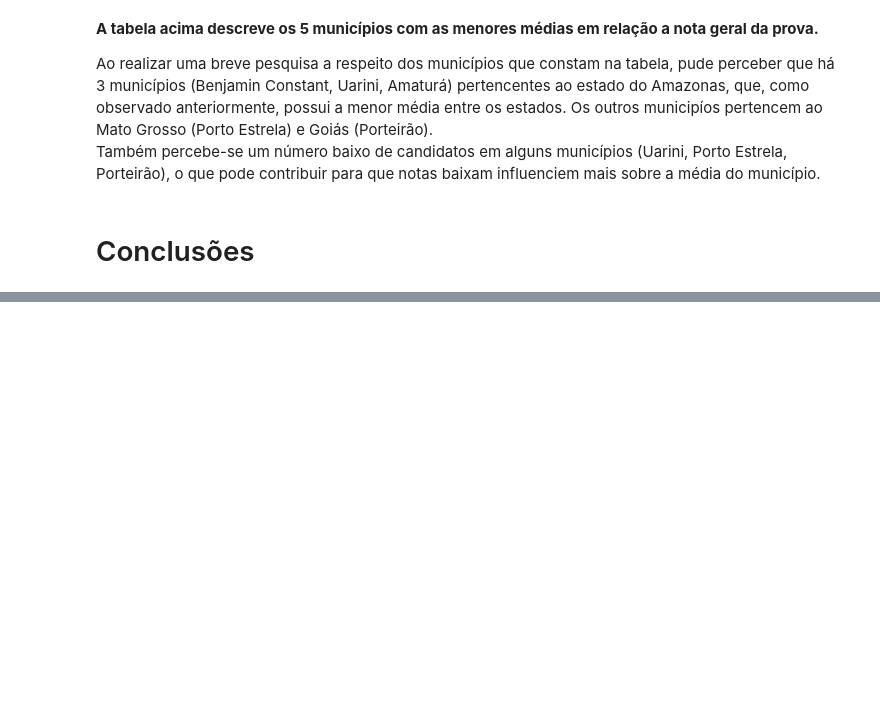
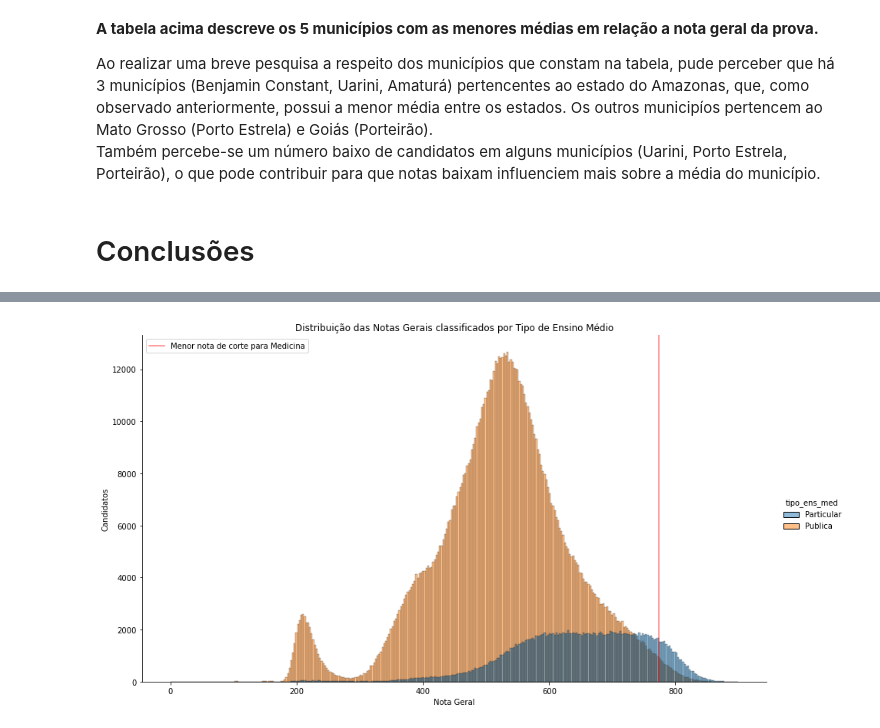
Before and after one commit to RenanGroot/Analise-Exploratoria-ENEM2019, a Jupyter notebook: Análise Exploratória - ENEM 2019.ipynb, the cells around one changed output, grey strips where cells are left out. Drawn from its saved outputs; the diff is of its cells as text; code cells hidden in the pictures; blank space fills up the shorter version.

```diff
--- a/Análise Exploratória - ENEM 2019.ipynb
+++ b/Análise Exploratória - ENEM 2019.ipynb
@@ -665,0 +664,17 @@ Há alguns pontos interessantes levantados dentro dessa breve análise explorat
+# %%
+# Criando o gráfico
+dist_ens = sns.displot(data=enem_ens.drop(enem[enem.tipo_ens_med == "Sem Resposta"].index), x="nota_geral", hue="tipo_ens_med",
+                         height=7, aspect=16/9)
+
+# Alterando títulos
+dist_ens.set(title="Distribuição das Notas Gerais classificados por Tipo de Ensino Médio",
+               xlabel="Nota Geral", ylabel="Candidatos")
+
+# Inserindo linha de referencia
+plt.axvline(773.83,c="red",label="Menor nota de corte para Medicina",alpha=0.5)
+
+# Mostrando gráfico
+plt.legend()
+plt.show()
+# %% [output]
+[figure, added]
```
Also changed, not shown: parts of 9 cells of this notebook.
